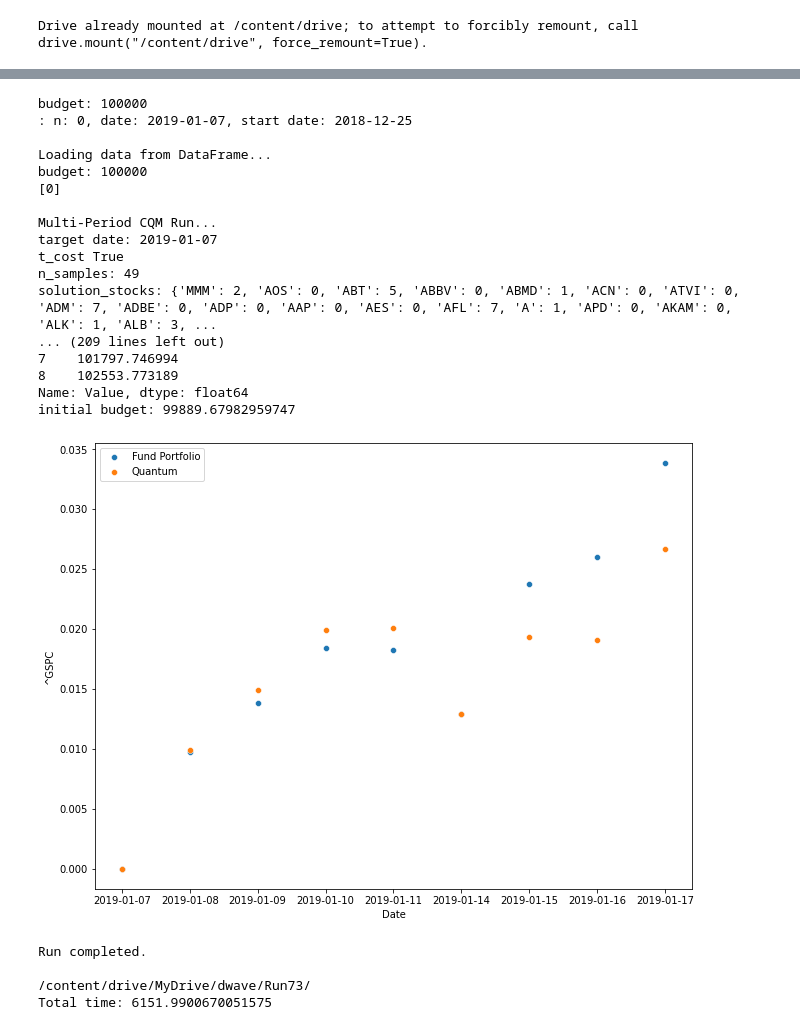
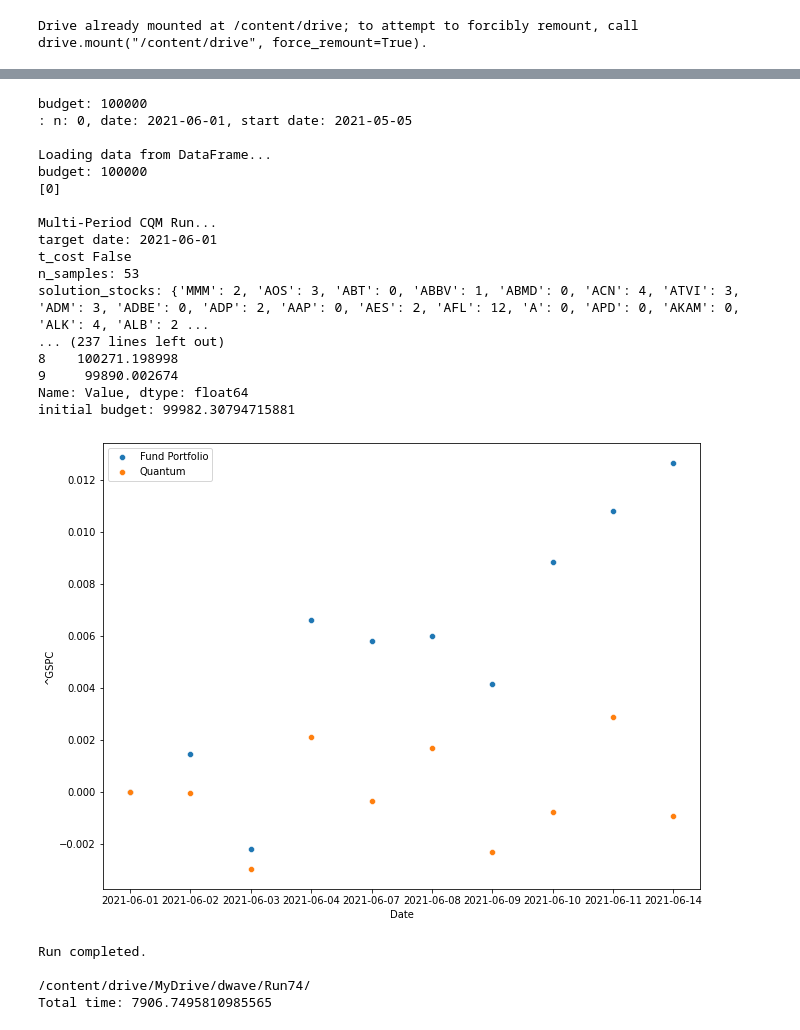
Before and after one commit to bvcmartins/dwaveDev, a Jupyter notebook: portfolioOptimization/solver.ipynb, the cells around one changed output, grey strips where cells are left out. Drawn from its saved outputs; the diff is of its cells as text; code cells hidden in the pictures.

```diff
--- a/portfolioOptimization/solver.ipynb
+++ b/portfolioOptimization/solver.ipynb
@@ -644,6 +645,9 @@ def main(*args, **params):
 
     if params["stocks"] is None:
         params["stocks"] = all_stocks
+
+    if not os.path.exists(params['save_path']+params['label']+'/'):
+        os.mkdir(params['save_path']+params['label']+'/')
 
     if params['rebalance']:
         print(f"\nRebalancing portfolio optimization run...")
@@ -697,7 +701,7 @@ if __name__ == '__main__':
     with open(load_path+'config.txt', 'r') as conf:
         cred = conf.readline().strip()
     cfg = {'stocks': None,
-           'dates': ['2019-01-07', '2019-01-17'],
+           'dates': ["2021-06-01", "2021-06-14"],
             'budget': 100000,
             'bin_size': '',
             'gamma': '',
@@ -711,10 +715,10 @@ if __name__ == '__main__':
             'sampler_args': cred,
             'verbose': False,
             'num': 0,
-            't_cost': 0.001,
-            'label': 'Run73',
+            't_cost': 0.0,
+            'label': 'Run74',
             'init_holdings': None,
-            'window_size': 10,
+            'window_size': 20,
             'calculation_type': 'daily',
             'save_path': '/content/drive/MyDrive/dwave/'
         }
@@ -741,22 +745,22 @@ Loading live data from the web from Yahoo! finance from 2018-12-25 00:00:00 to 2
 budget: 100000
-: n: 0, date: 2019-01-07, start date: 2018-12-25
+: n: 0, date: 2021-06-01, start date: 2021-05-05
 
 Loading data from DataFrame...
 budget: 100000
 [0]
 
 Multi-Period CQM Run...
-target date: 2019-01-07
-t_cost True
-n_samples: 49
-solution_stocks: {'MMM': 2, 'AOS': 0, 'ABT': 5, 'ABBV': 0, 'ABMD': 1, 'ACN': 0, 'ATVI': 0, 'ADM': 7, 'ADBE': 0, 'ADP': 0, 'AAP': 0, 'AES': 0, 'AFL': 7, 'A': 1, 'APD': 0, 'AKAM': 0, 'ALK': 1, 'ALB': 3, ...
-... (209 lines left out)
-7    101797.746994
-8    102553.773189
+target date: 2021-06-01
+t_cost False
+n_samples: 53
+solution_stocks: {'MMM': 2, 'AOS': 3, 'ABT': 0, 'ABBV': 1, 'ABMD': 0, 'ACN': 4, 'ATVI': 3, 'ADM': 3, 'ADBE': 0, 'ADP': 2, 'AAP': 0, 'AES': 2, 'AFL': 12, 'A': 0, 'APD': 0, 'AKAM': 0, 'ALK': 4, 'ALB': 2 ...
+... (237 lines left out)
+8    100271.198998
+9     99890.002674
 Name: Value, dtype: float64
-initial budget: 99889.67982959747
+initial budget: 99982.30794715881
-[figure, old version]
+[figure, new version]
 Run completed.
 
-/content/drive/MyDrive/dwave/Run73/
-Total time: 6151.9900670051575
+/content/drive/MyDrive/dwave/Run74/
+Total time: 7906.7495810985565
```
Also changed, not shown: parts of 3 cells of this notebook.
